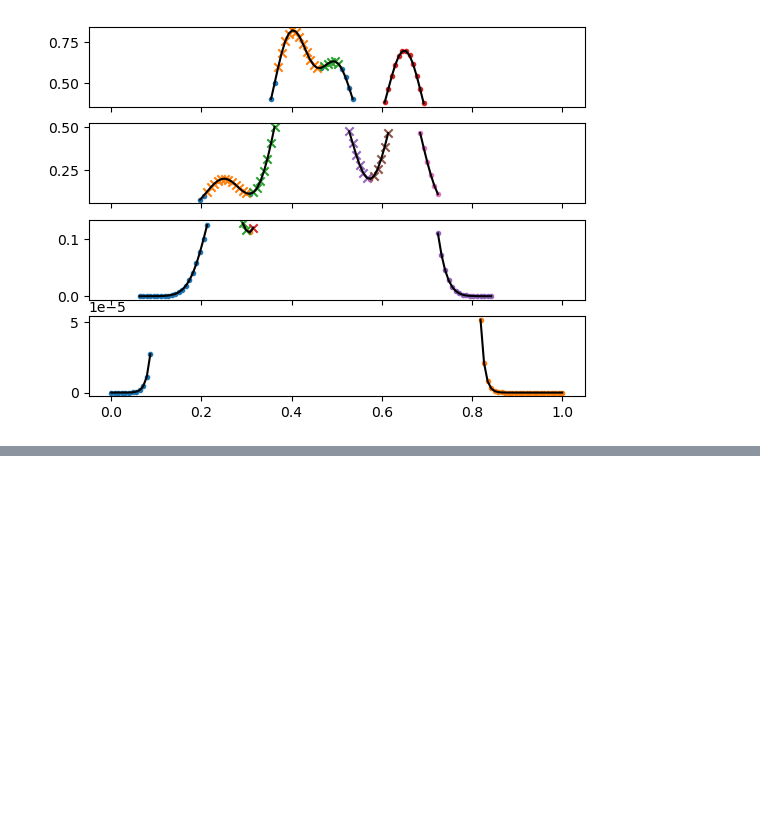
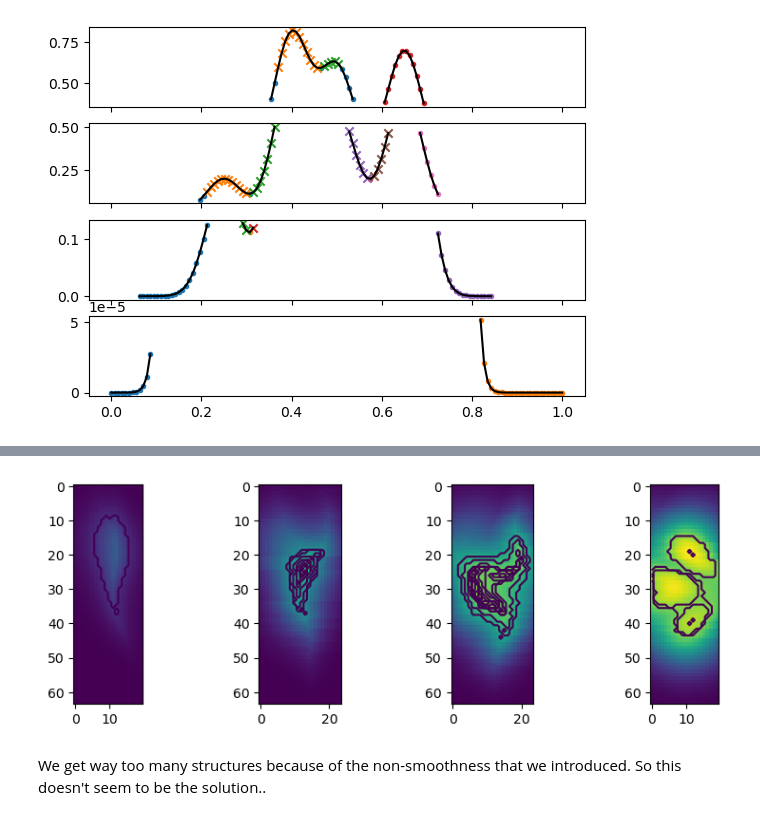
Before and after one commit to brownbaerchen/dendrogram, a Jupyter notebook: notebooks/adjacency_in_vertical_distribution.ipynb, the cells around one changed output, grey strips where cells are left out. Saved outputs shown, nothing was run; the diff lists cells and outputs as text; code cells hidden in the pictures; blank space fills up the shorter version.

```diff
--- a/notebooks/adjacency_in_vertical_distribution.ipynb
+++ b/notebooks/adjacency_in_vertical_distribution.ipynb
@@ -140,3 +200,15 @@ We have solved the problem above, by computing the dendrogram only on the local
+# %%
+local_dendrograms = [Dendrogram.compute(local_data[i]) for i in range(ntasks)]
+# %%
+fig, axs = plt.subplots(1, ntasks, figsize=(ntasks * 2.5, 3))
+for i in range(ntasks):
+    axs[i].imshow(local_data[i], vmin=0, vmax=np.max(data))
+    plotter = local_dendrograms[i].plotter()
+    plot_astrodendro_tree(axs[i], plotter, local_dendrograms[i].trunk)
+# %% [output]
+[figure, added]
+# %% [markdown]
+We get way too many structures because of the non-smoothness that we introduced. So this doesn't seem to be the solution..
 # %%
 if __name__ == "__main__":
     plt.show()
```
Also changed, not shown: parts of 9 cells of this notebook, 1 other file.
